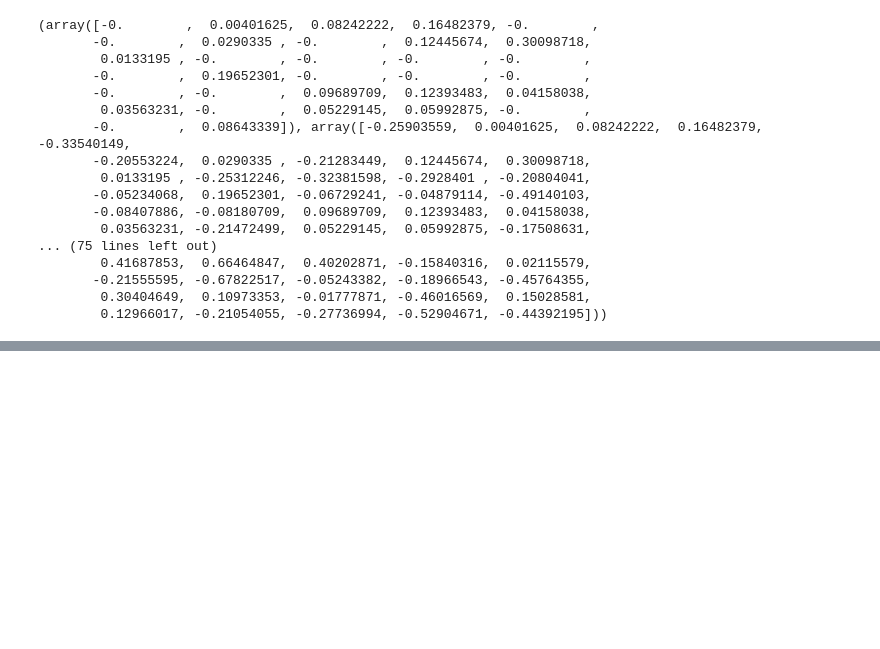
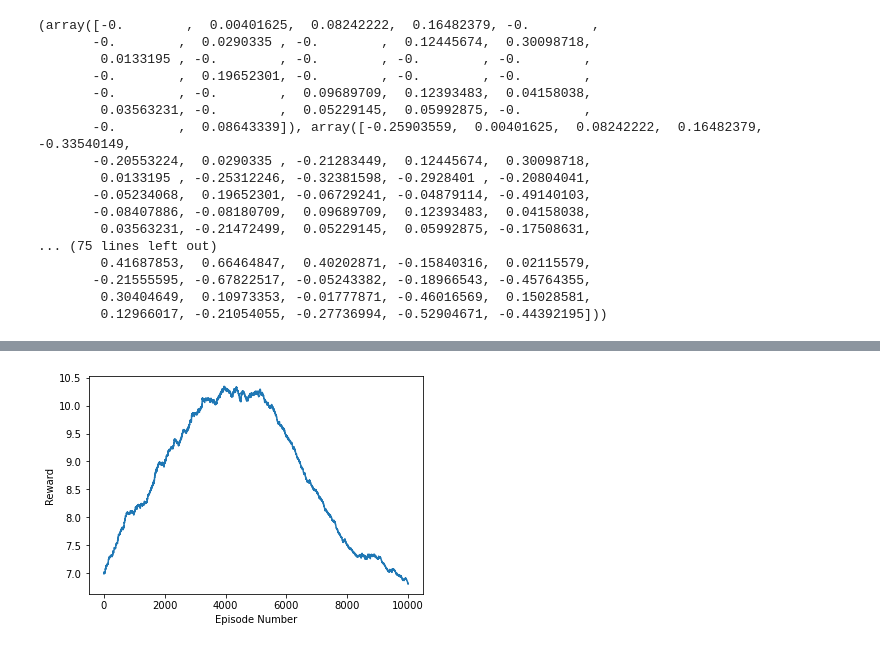
Before and after one commit to thomasdavies2000/Reinforcement-Learning-Chess-Player, a Jupyter notebook: Assignment.ipynb, the cells around one changed output, grey strips where cells are left out. Cells and saved outputs as stored; diff of their text form; code cells hidden in the pictures; blank space fills up the shorter version.

```diff
--- a/Assignment.ipynb
+++ b/Assignment.ipynb
@@ -404,0 +416,14 @@ plt.show()
+# %%
+alpha = 0.0005
+ema_r = np.zeros_like(N_moves_save)  # Initialize an array for EMA values
+ema_r[0] = N_moves_save[0]  # Set the initial EMA value equal to the first data point
+for i in range(1, len(N_moves_save)):
+    ema_r[i] = alpha * N_moves_save[i] + (1 - alpha) * ema_r[i-1]
+
+fig=plt.subplots(1,1)
+plt.plot(np.sum(ema_r,1))
+plt.xlabel('Episode Number')
+plt.ylabel('Reward')
+plt.show()
+# %% [output]
+[figure, added]
```
Also changed, not shown: parts of 4 cells of this notebook, 1 other file.
